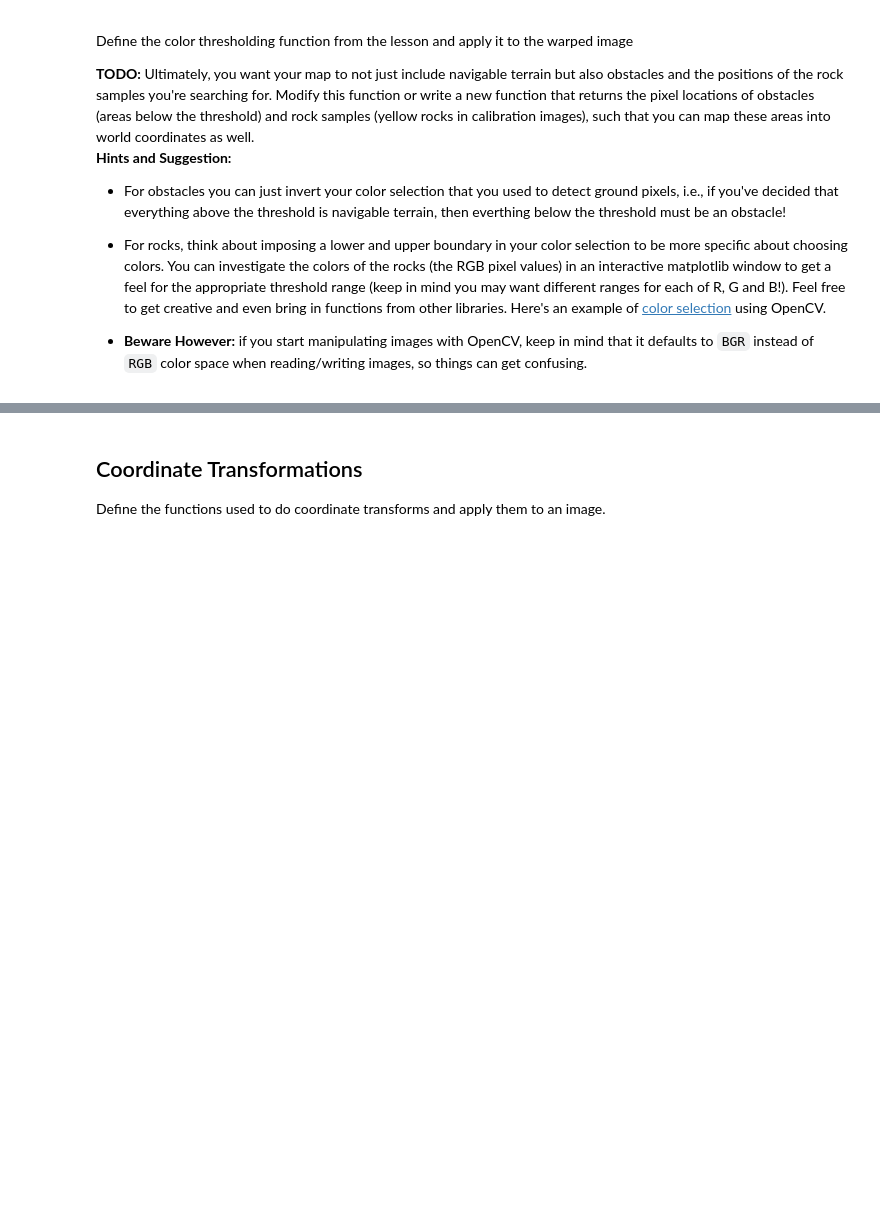
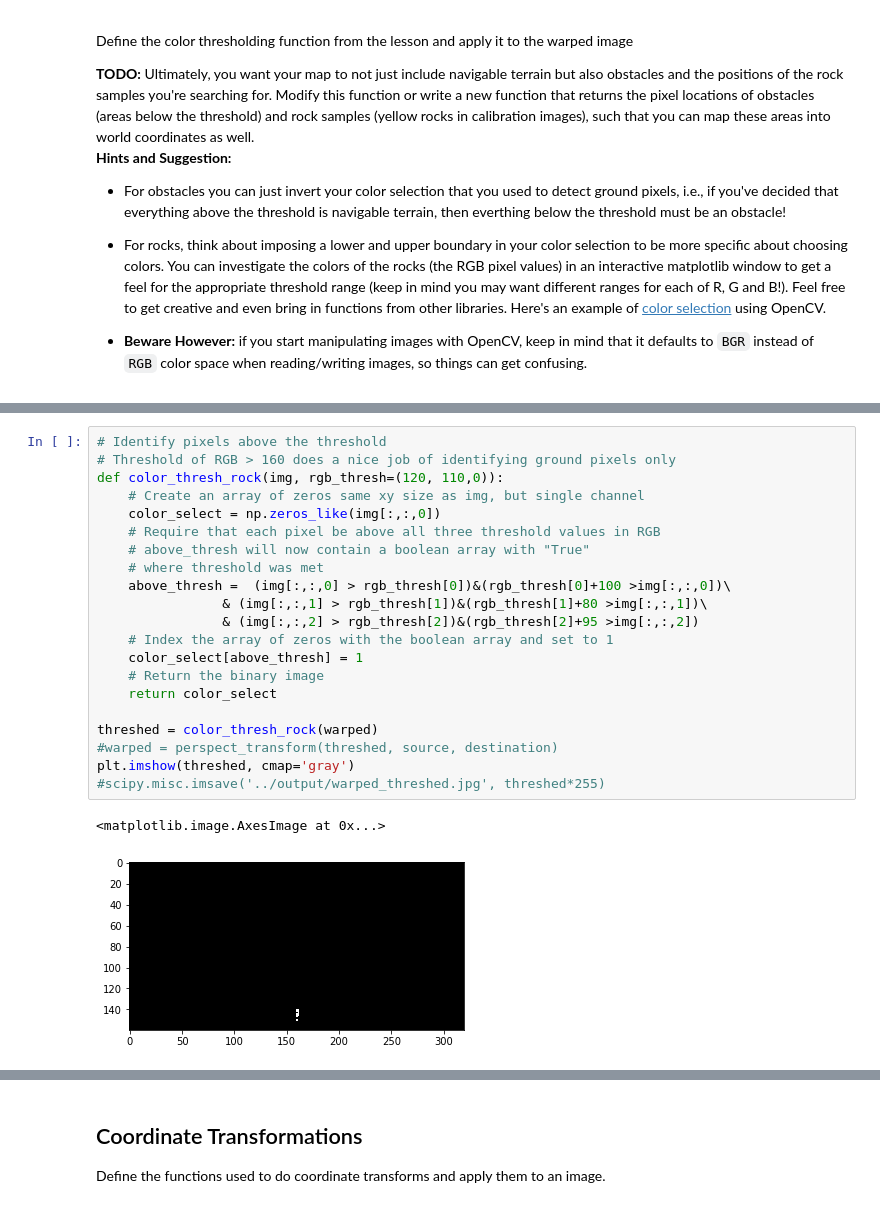
Before and after one commit to gangadhara691/RoboND-Rover-Project, a Jupyter notebook: code/Rover_Project_Test_Notebook.ipynb, the cells around one changed output, grey strips where cells are left out. Saved outputs shown, nothing was run; the diff lists cells and outputs as text; blank space fills up the shorter version.

```diff
--- a/code/Rover_Project_Test_Notebook.ipynb
+++ b/code/Rover_Project_Test_Notebook.ipynb
@@ -138,3 +141,27 @@ plt.imshow(threshed, cmap='gray')
+# %%
+# Identify pixels above the threshold
+# Threshold of RGB > 160 does a nice job of identifying ground pixels only
+def color_thresh_rock(img, rgb_thresh=(120, 110,0)):
+    # Create an array of zeros same xy size as img, but single channel
+    color_select = np.zeros_like(img[:,:,0])
+    # Require that each pixel be above all three threshold values in RGB
+    # above_thresh will now contain a boolean array with "True"
+    # where threshold was met
+    above_thresh =  (img[:,:,0] > rgb_thresh[0])&(rgb_thresh[0]+100 >img[:,:,0])\
+                & (img[:,:,1] > rgb_thresh[1])&(rgb_thresh[1]+80 >img[:,:,1])\
+                & (img[:,:,2] > rgb_thresh[2])&(rgb_thresh[2]+95 >img[:,:,2])
+    # Index the array of zeros with the boolean array and set to 1
+    color_select[above_thresh] = 1
+    # Return the binary image
+    return color_select
+
+threshed = color_thresh_rock(warped)
+#warped = perspect_transform(threshed, source, destination)
+plt.imshow(threshed, cmap='gray')
+#scipy.misc.imsave('../output/warped_threshed.jpg', threshed*255)
+# %% [output]
+<matplotlib.image.AxesImage at 0x...>
+[figure, added]
 # %%
 # Identify pixels above the threshold
 # Threshold of RGB > 160 does a nice job of identifying ground pixels only
```
Also changed, not shown: parts of 10 cells of this notebook, 1 other file.
